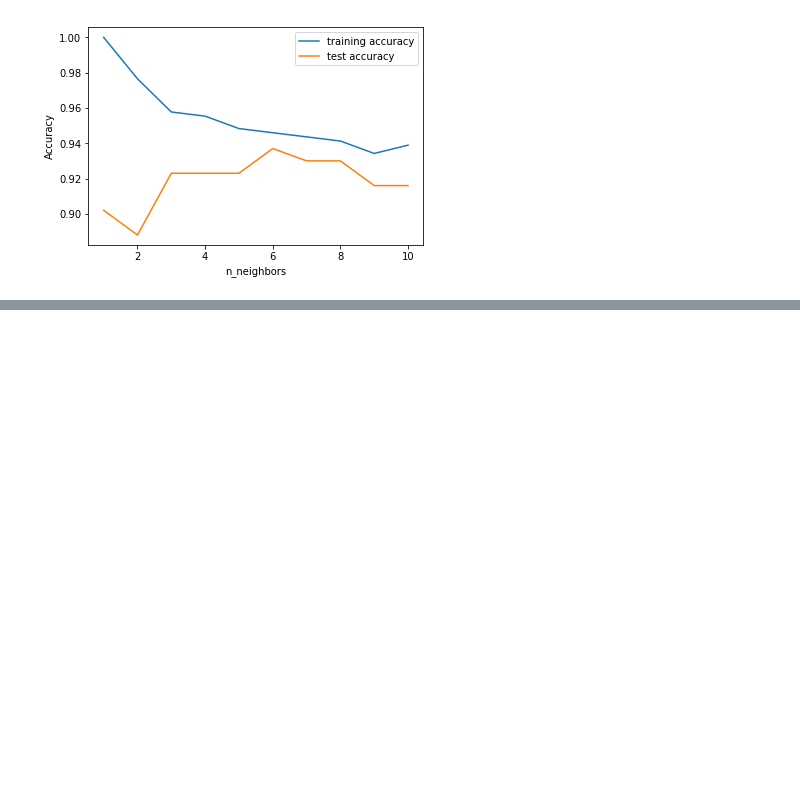
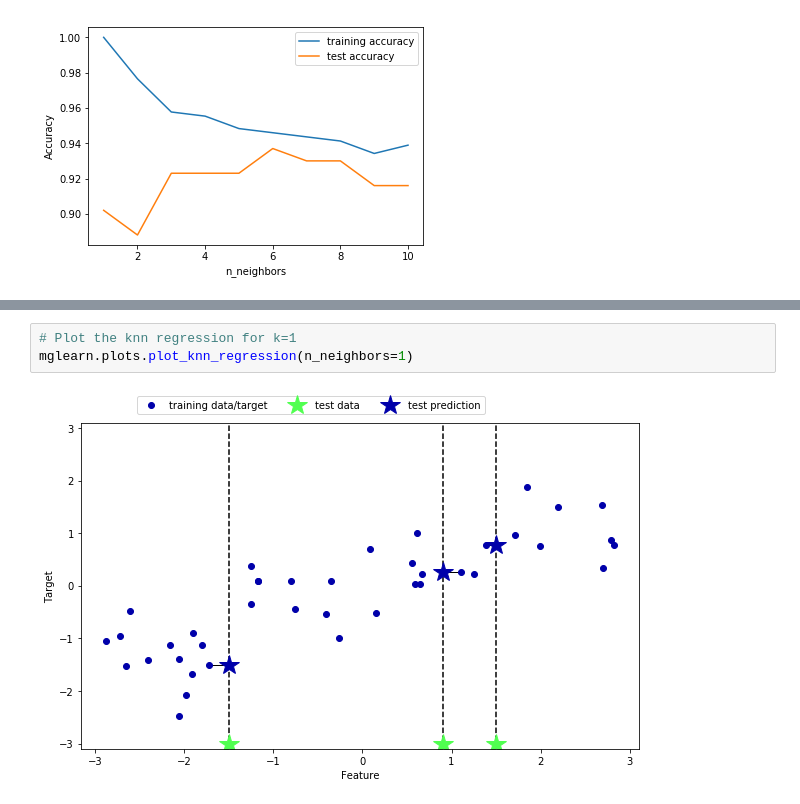
Before and after one commit to carlhinderer/python-ml-intro, a Jupyter notebook: notebooks/02_supervised_learning/b_knn.ipynb, the cells around one changed output, grey strips where cells are left out. Drawn from its saved outputs; the diff is of its cells as text; blank space fills up the shorter version.

Commit message:
Plotted knn regression for various values of k.

```diff
--- a/notebooks/02_supervised_learning/b_knn.ipynb
+++ b/notebooks/02_supervised_learning/b_knn.ipynb
@@ -130,0 +137,5 @@ Note that we can recognize some of the characteristics of overfitting and underf
+# %%
+# Plot the knn regression for k=1
+mglearn.plots.plot_knn_regression(n_neighbors=1)
+# %% [output]
+[figure, added]
```
Also changed, not shown: parts of 4 cells of this notebook.
